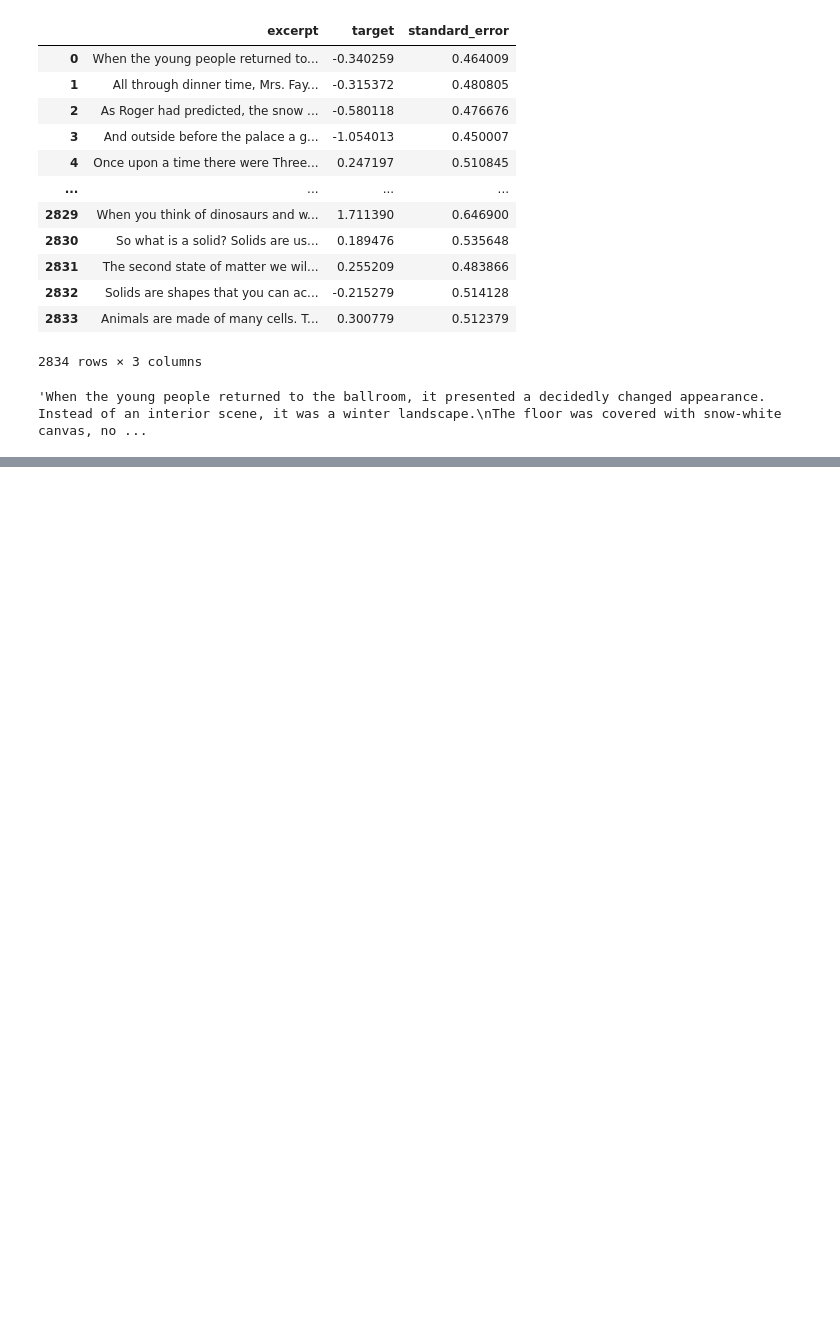
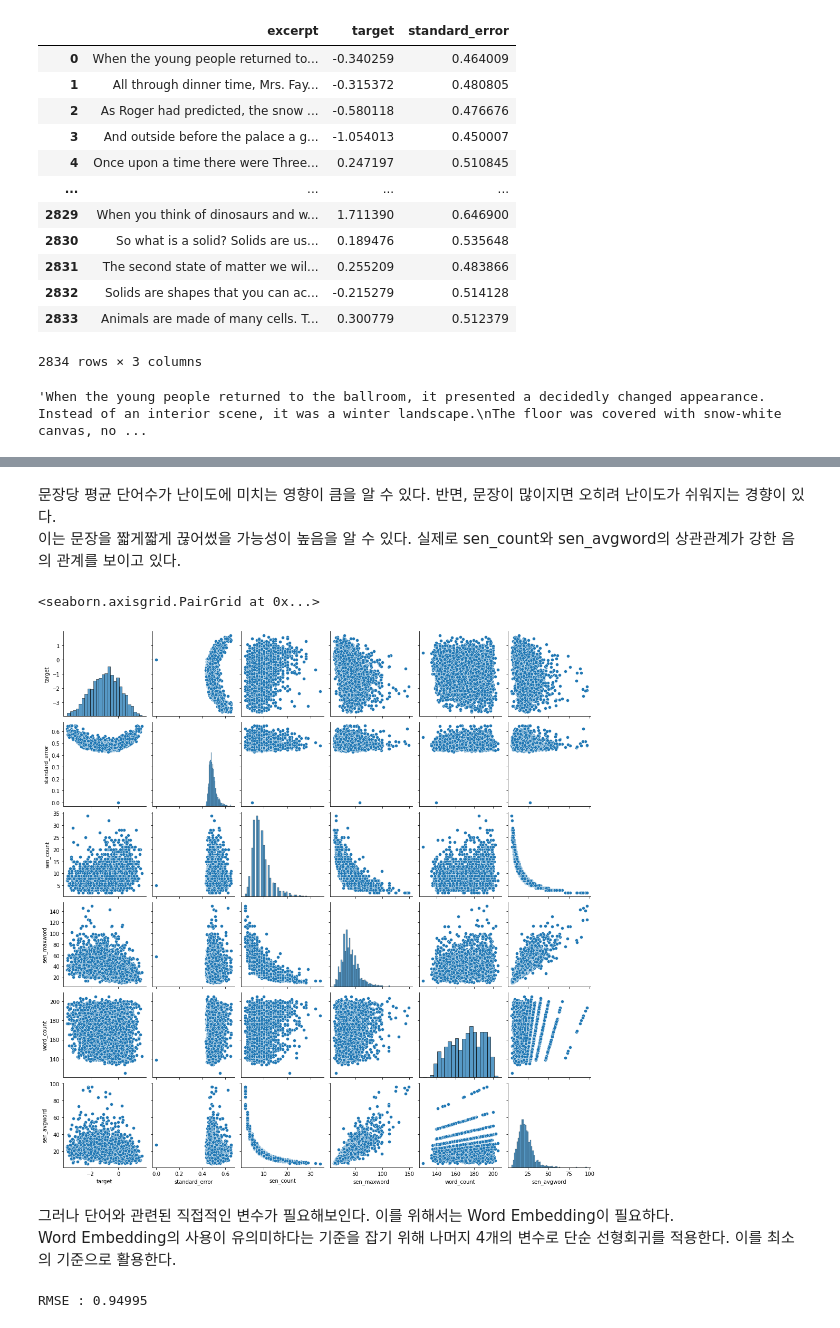
Before and after one commit to SeongwonTak/Data_Practices, a Jupyter notebook: CommonLit Readability Prize/commonlit_read.ipynb, the cells around one changed output, grey strips where cells are left out. Saved outputs shown, nothing was run; the diff lists cells and outputs as text; code cells hidden in the pictures; blank space fills up the shorter version.

```diff
--- a/CommonLit Readability Prize/commonlit_read.ipynb
+++ b/CommonLit Readability Prize/commonlit_read.ipynb
@@ -86,0 +163,9 @@ train_df.iloc[0].excerpt
+# %%
+# 총 단어 수 세기
+# 공백 개수 + 1
+def word_count(passage):
+    num = passage.count(' ')
+    return num+1
+
+train_df['word_count'] = train_df.excerpt.apply(lambda s : word_count(s))
+train_df['sen_avgword'] = train_df.word_count / train_df.sen_count
@@ -86,0 +200,12 @@ train_df.iloc[0].excerpt
+# %% [markdown]
+문장당 평균 단어수가 난이도에 미치는 영향이 큼을 알 수 있다. 반면, 문장이 많이지면 오히려 난이도가 쉬워지는 경향이 있다.
+이는 문장을 짧게짧게 끊어썼을 가능성이 높음을 알 수 있다. 실제로 sen_count와 sen_avgword의 상관관계가 강한 음의 관계를 보이고 있다.
+# %%
+sns.pairplot(train_df)
+# %% [output]
+<seaborn.axisgrid.PairGrid at 0x...>
+[figure, added]
+# %% [markdown]
+그러나 단어와 관련된 직접적인 변수가 필요해보인다. 이를 위해서는 Word Embedding이 필요하다.
+Word Embedding의 사용이 유의미하다는 기준을 잡기 위해 나머지 4개의 변수로 단순 선형회귀를 적용한다.
+이를 최소의 기준으로 활용한다.
@@ -86,0 +216,12 @@ train_df.iloc[0].excerpt
+# %%
+X = train_df[['sen_count', 'sen_maxword', 'word_count', 'sen_avgword']]
+y = train_df['target']
+
+X_train, X_test, y_train, y_test = train_test_split(X, y, test_size = 0.2, random_state = 42)
+
+reg = LinearRegression()
+reg.fit(X_train, y_train)
+pred = reg.predict(X_test)
+get_error(pred, y_test)
+# %% [output]
+RMSE : 0.94995
```
Also changed, not shown: parts of 68 cells of this notebook.
